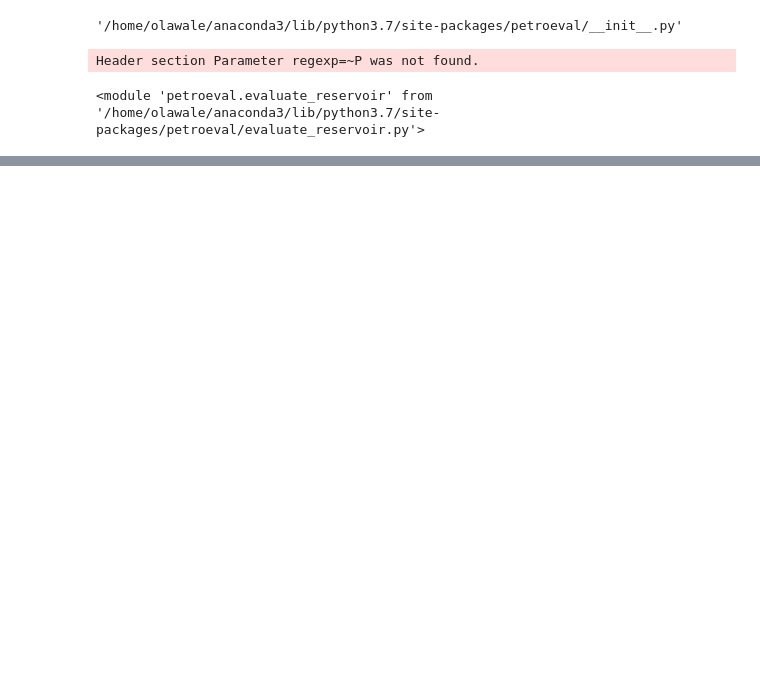
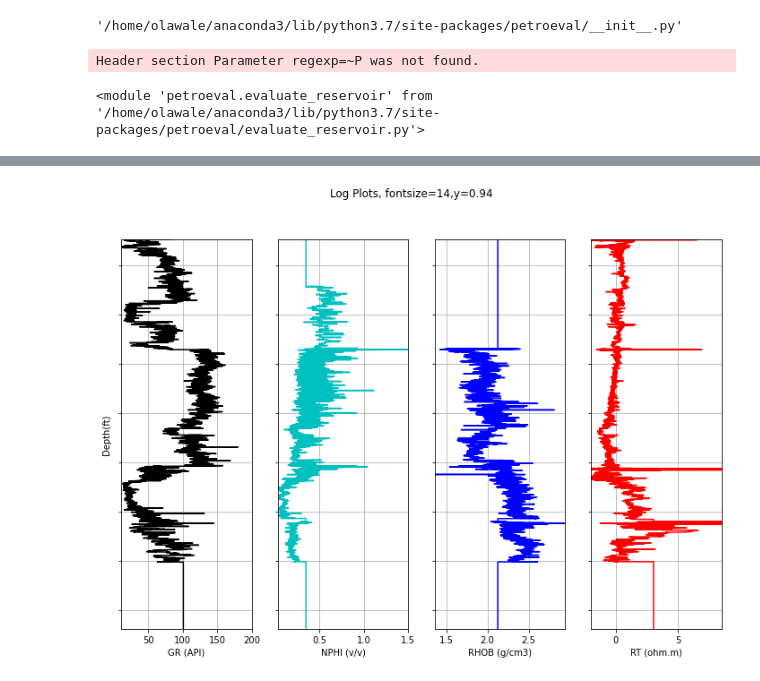
Before and after one commit to olawaleibrahim/petroeval, a Jupyter notebook: petroeval/Tutorial.ipynb, the cells around one changed output, grey strips where cells are left out. Drawn from its saved outputs; the diff is of its cells as text; code cells hidden in the pictures; blank space fills up the shorter version.

```diff
--- a/petroeval/Tutorial.ipynb
+++ b/petroeval/Tutorial.ipynb
@@ -52 +105,5 @@ dtype: int64
+# %%
+log_plot(df)
+# %% [output]
+[figure, added]
 # %%
```
Also changed, not shown: parts of 22 cells of this notebook, 5 other files.
